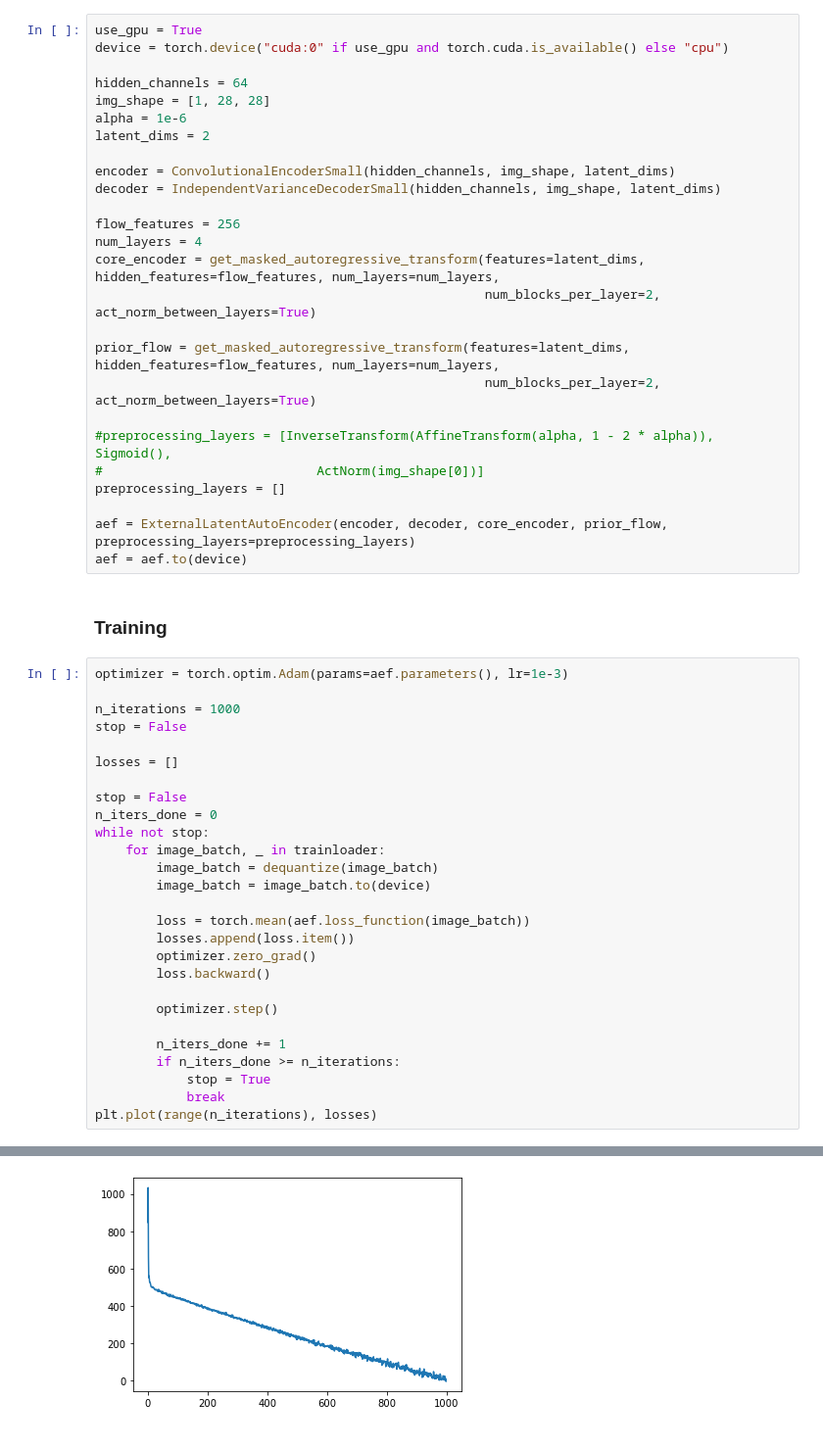
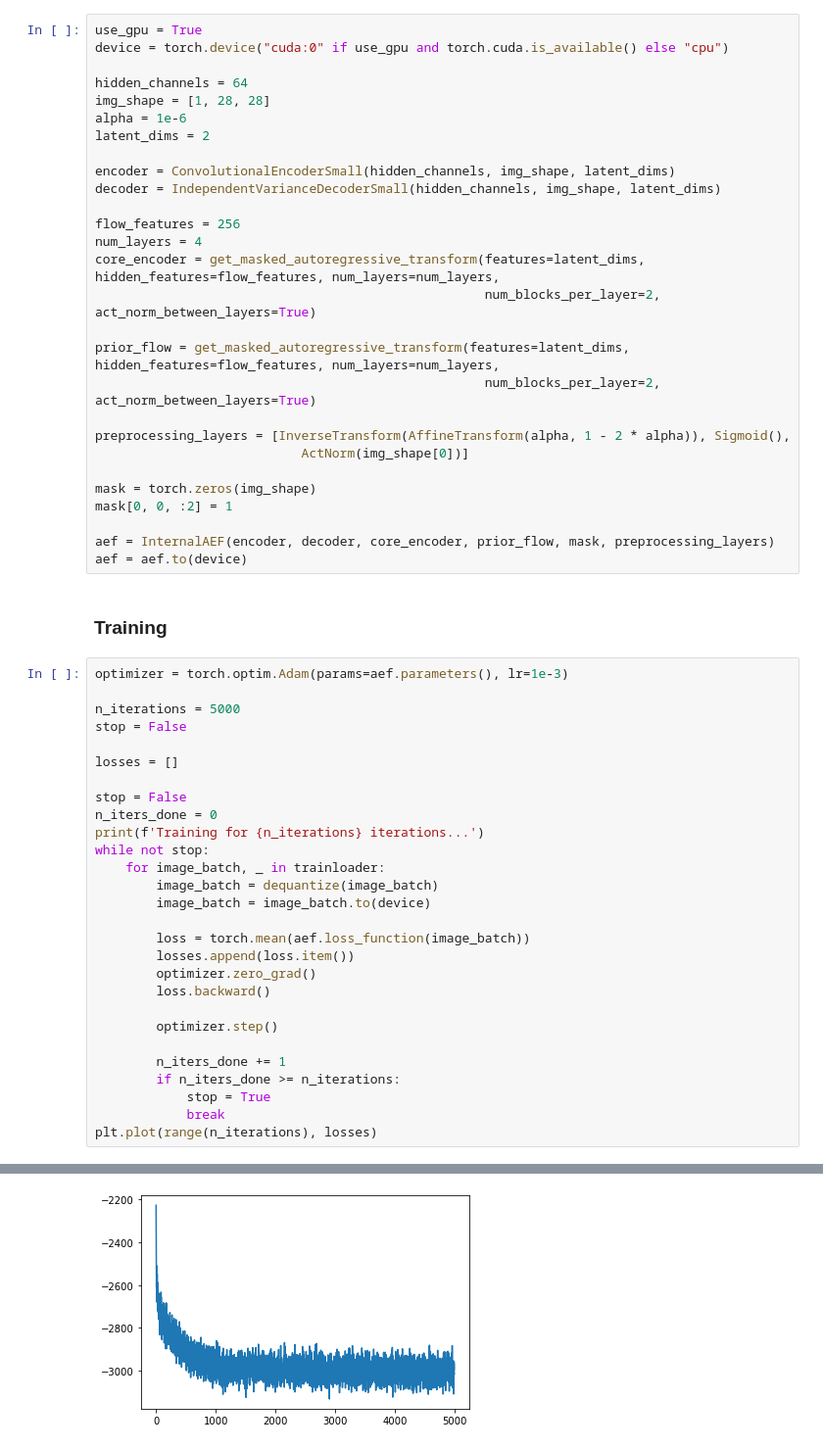
Before and after one commit to gisilvs/AEF, a Jupyter notebook: notebook.ipynb, the cells around one changed output, grey strips where cells are left out. Shown: that part at 98% size. Cells and saved outputs as stored; diff of their text form.

Commit message:
Initial refactor after preprint publication. Changes: - NAE to AEF - AEF refactor - Moved mask creation outside of AEF internal model - Added a CLI without wandb - Updated inversion tests

```diff
--- a/notebook.ipynb
+++ b/notebook.ipynb
@@ -73,24 +60,27 @@ core_encoder = get_masked_autoregressive_transform(features=latent_dims, hidden_
 prior_flow = get_masked_autoregressive_transform(features=latent_dims, hidden_features=flow_features, num_layers=num_layers,
                                                    num_blocks_per_layer=2, act_norm_between_layers=True)
 
-#preprocessing_layers = [InverseTransform(AffineTransform(alpha, 1 - 2 * alpha)), Sigmoid(),
-#                            ActNorm(img_shape[0])]
-preprocessing_layers = []
+preprocessing_layers = [InverseTransform(AffineTransform(alpha, 1 - 2 * alpha)), Sigmoid(),
+                           ActNorm(img_shape[0])]
 
-aef = ExternalLatentAutoEncoder(encoder, decoder, core_encoder, prior_flow, preprocessing_layers=preprocessing_layers)
+mask = torch.zeros(img_shape)
+mask[0, 0, :2] = 1
+
+aef = InternalAEF(encoder, decoder, core_encoder, prior_flow, mask, preprocessing_layers)
 aef = aef.to(device)
 # %% [markdown]
 ### Training
 # %%
 optimizer = torch.optim.Adam(params=aef.parameters(), lr=1e-3)
 
-n_iterations = 1000
+n_iterations = 5000
 stop = False
 
 losses = []
 
 stop = False
 n_iters_done = 0
+print(f'Training for {n_iterations} iterations...')
 while not stop:
     for image_batch, _ in trainloader:
         image_batch = dequantize(image_batch)
@@ -113,4 +104,4 @@ plt.plot(range(n_iterations), losses)
-[figure, old version]
+[figure, new version]
 # %%
 aef.eval()
 test_losses = np.zeros((len(testloader)))
```
Also changed, not shown: parts of 9 cells of this notebook, 15 other files.
